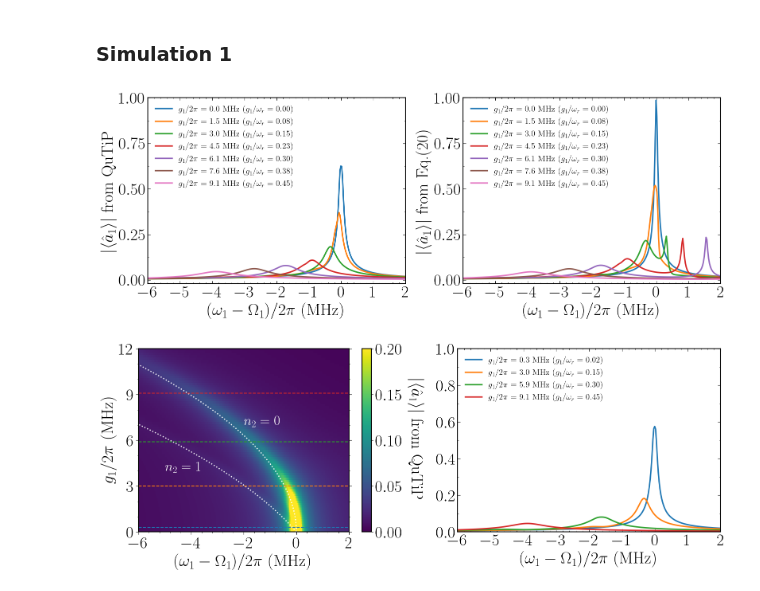
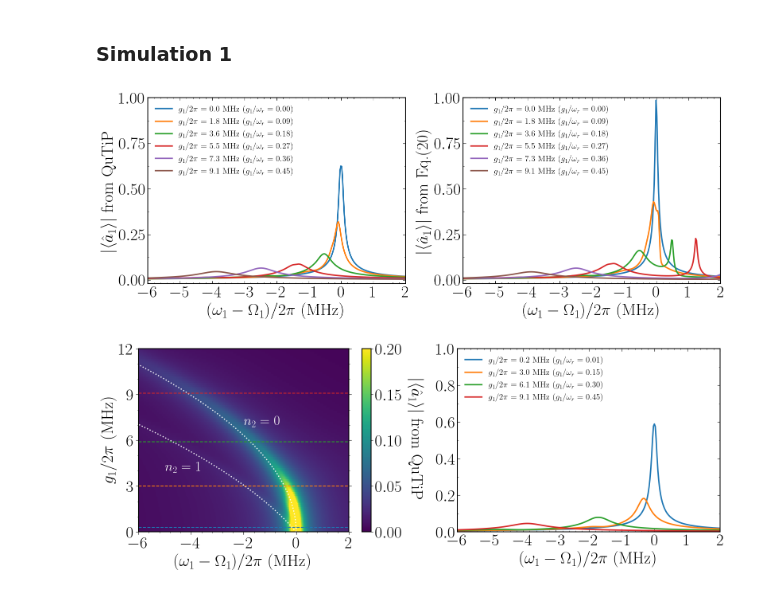
Before and after one commit to asantanah/code_for_paper, a Jupyter notebook: Artigo_simulations_.ipynb, the cells around one changed output. Drawn from its saved outputs; the diff is of its cells as text; code cells hidden in the pictures.

```diff
--- a/Artigo_simulations_.ipynb
+++ b/Artigo_simulations_.ipynb
@@ -25,7 +25,7 @@ plt.rcParams.update({
 plt.rcParams['axes.linewidth'] = 1.5 #set the value globally
 plt.rcParams['figure.dpi'] = 100
 
-saveResults = True
+saveResults = False
 # %% [markdown]
 ## Model
 # %%
@@ -930,7 +930,7 @@ if(saveResults == True):
 # %% [markdown]
 ### Simulation 1
 # %%
-x_list , y_list, z_list_1 = load("Results\Simulation_1\Results_[2023-08-24]_[20h50m].npy", allow_pickle=True)
+x_list , y_list, z_list_1 = load("Results\Simulation_1\Results_[2023-08-25]_[10h49m].npy", allow_pickle=True)
 
 name = "Simulation_1"
 
@@ -943,10 +943,11 @@ date_index = datetime.datetime.now().strftime("_[%Y-%m-%d]")
 ls = 30.0       # Label size
 fs = 30.0       # Font size
 lw = 2.5        # Line width
+wr = 2 * pi * 1e6 * 20  # Mechanical Frequency
 ###############################
 fig, axes = plt.subplots(1, 2, figsize=(16, 6))
 
-for i in [0,10,20,30,40,50,60]:
+for i in [0,15,30,45,60,75]:
     axes[0].plot(x_list, z_list_1[0][i], linestyle='-', label=r'$g_1/2\pi = $ %.1f MHz ($g_1/\omega_r = $ %.2f)' % (y_list[i],(2 * pi * 1e6 * y_list[i]/(wr))), lw = lw)
 
 axes[0].set_xlabel(r'$(\omega_1 - \Omega_1)/2\pi$ (MHz)', rotation=0, fontsize=fs)
@@ -974,7 +975,7 @@ axes[0].yaxis.set_tick_params(length=5)
 
 axes[0].margins(x=0.1, y=0.1)
 ###############################
-for i in [0,10,20,30,40,50,60]:
+for i in [0,15,30,45,60,75]:
     axes[1].plot(x_list, z_list_1[1][i], linestyle='-', label=r'$g_1/2\pi = $ %.1f MHz ($g_1/\omega_r = $ %.2f)' % (y_list[i],(2 * pi * 1e6 * y_list[i]/(wr))), lw = lw)
 
 axes[1].set_xlabel(r'$(\omega_1 - \Omega_1)/2\pi$ (MHz)', rotation=0, fontsize=fs)
@@ -985,34 +986,34 @@ axes[1].tick_params(axis='both', which='minor', direction='in', labelsize=ls)
 axes[1].yaxis.set_ticks_position('both')
 axes[1].legend(loc=2, fontsize=floor(fs/2), frameon=False)
 
 axes[1].set_xlim(-6,2)
 axes[1].set_ylim(-0.02,1)
 
 start, end = axes[1].get_xlim()
 axes[1].xaxis.set_ticks(arange(start, end+1, 1))
 
 axes[1].xaxis.set_ticks_position('both')
 axes[1].yaxis.set_ticks_position('both')
 
 axes[1].yaxis.set_minor_locator(AutoMinorLocator(2))
 axes[1].xaxis.set_minor_locator(AutoMinorLocator(5))
 
 axes[1].xaxis.set_tick_params(length=5)
 axes[1].yaxis.set_tick_params(length=5)
 
 axes[1].margins(x=0.01, y=0.01)
 ###############################
 
 plt.tight_layout()
 
 if(saveResults == True):
     filename = "001"
     plt.savefig(save_path_1 + "Figures/" + filename + time_index + ".pdf", bbox_inches='tight')
     plt.savefig(save_path_1 + "Figures/" + filename + time_index + ".png", bbox_inches='tight')
 
 plt.show()
 # %% [output]
-[figure, old version]
+[figure, new version]
 # %%
 ###############################
 ls = 30.0       # Label size
```
Also changed, not shown: parts of 15 cells of this notebook, 2 other files.
